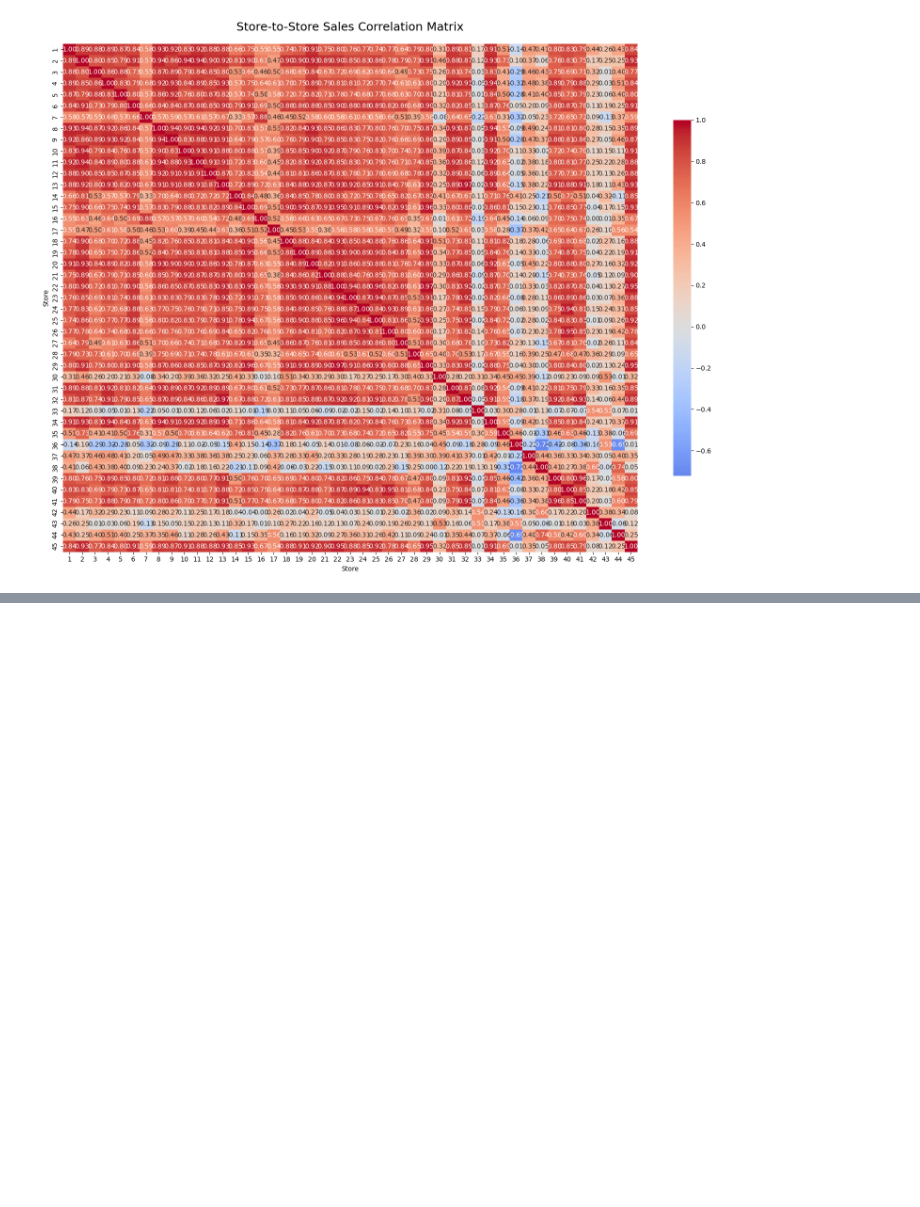
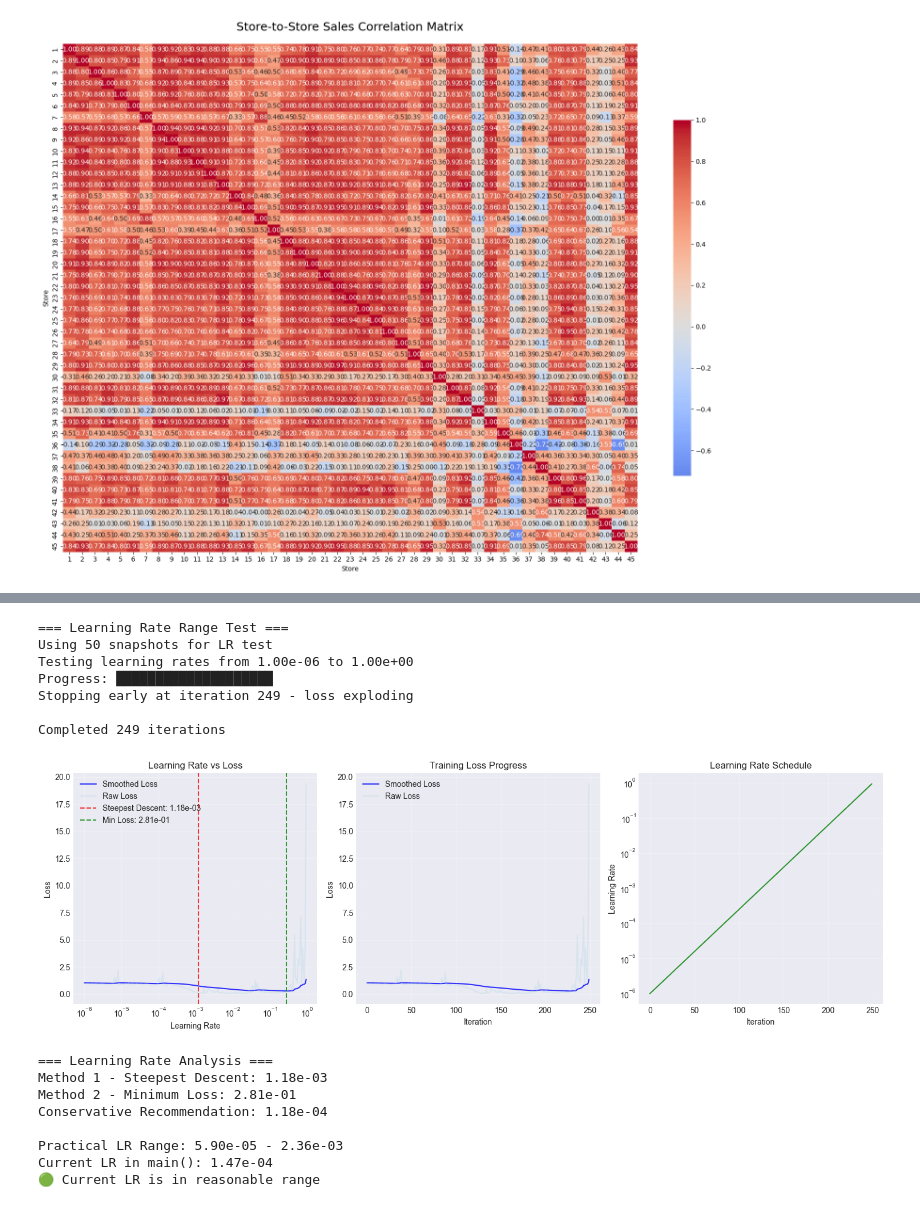
Before and after one commit to Manish-785/sales-demand-forecasting, a Jupyter notebook: main.ipynb, the cells around one changed output, grey strips where cells are left out. Cells and saved outputs as stored; diff of their text form; code cells hidden in the pictures; blank space fills up the shorter version.

Commit message:
gnn -: current best

```diff
--- a/main.ipynb
+++ b/main.ipynb
@@ -298,2 +300,4 @@ import joblib
+# %%
+plt.style.use('seaborn-v0_8-darkgrid')
 # %%
 class STGNN(nn.Module):
@@ -355,3 +323,31 @@ def train_val_test_split(dataset, train_ratio=0.7, val_ratio=0.15):
+# %%
+def create_graph_snapshots(data_tensor_3d, edge_index, window_size, prediction_horizon):
+    """
+    Creates temporal graph snapshots from a 3D data tensor (timesteps, nodes, features).
+    """
+    X, Y = [], []
+    num_timesteps, num_nodes, num_features = data_tensor_3d.shape
+
+    for i in range(num_timesteps - window_size - prediction_horizon + 1):
+        # Input features are a window of past data for all features
+        x_window = data_tensor_3d[i : i + window_size, :, :]
+        # Target is 'Weekly_Sales' (assumed to be the first feature at index 0)
+        y_target = data_tensor_3d[i + window_size : i + window_size + prediction_horizon, :, 0]
+
+        # Reshape input window for the model: (num_nodes, window_size * num_features)
+        x_reshaped = x_window.transpose(1, 0, 2).reshape(num_nodes, -1)
+        # Reshape target: (num_nodes, prediction_horizon)
+        y_reshaped = y_target.transpose(1, 0)
+
+        X.append(x_reshaped)
+        Y.append(y_reshaped)
+
+    X = np.array(X)
+    Y = np.array(Y)
+
+    dataset = StaticGraphTemporalSignal(edge_index, np.ones(edge_index.shape[1]), X, Y)
+
+    return [snapshot for snapshot in dataset]
 # %%
 def plot_predictions(model, dataset, device, all_store_ids, stores_to_plot):
     """
@@ -409,2 +640,22 @@ def plot_predictions(model, dataset, device, all_store_ids, stores_to_plot):
+# %%
+# Run the learning rate test
+lr_results = find_optimal_learning_rate()
+# %% [output]
+=== Learning Rate Range Test ===
+Using 50 snapshots for LR test
+Testing learning rates from 1.00e-06 to 1.00e+00
+Progress: ████████████████████
+Stopping early at iteration 249 - loss exploding
+
+Completed 249 iterations
+[figure, added]
+=== Learning Rate Analysis ===
+Method 1 - Steepest Descent: 1.18e-03
+Method 2 - Minimum Loss: 2.81e-01
+Conservative Recommendation: 1.18e-04
+
+Practical LR Range: 5.90e-05 - 2.36e-03
+Current LR in main(): 1.47e-04
+🟢 Current LR is in reasonable range
 # %%
 def main():
```
Also changed, not shown: parts of 10 cells of this notebook.
